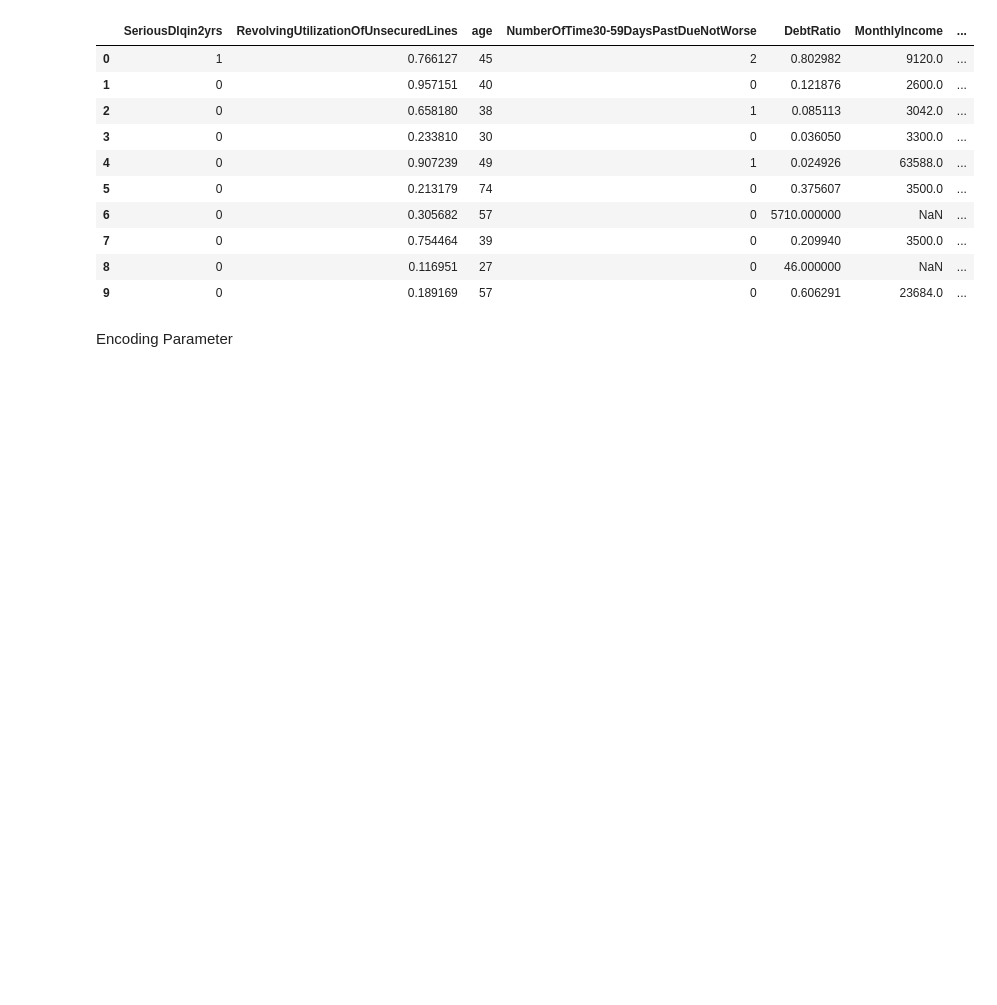
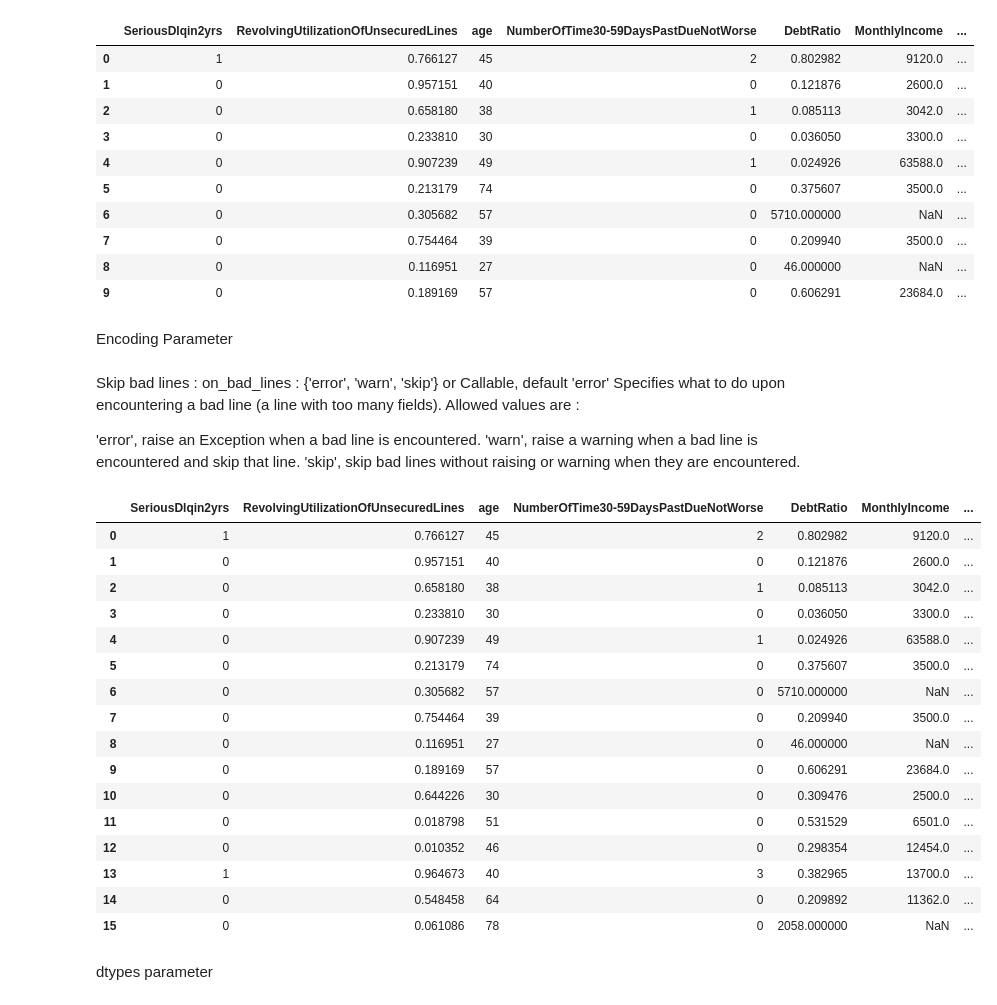
Before and after one commit to Foolmannn/ml-learnings, a Jupyter notebook: 7.Working_with_csv/working_with_csv.ipynb, the cells around one changed output. Cells and saved outputs as stored; diff of their text form; code cells hidden in the pictures; blank space fills up the shorter version.

```diff
--- a/7.Working_with_csv/working_with_csv.ipynb
+++ b/7.Working_with_csv/working_with_csv.ipynb
@@ -186,3 +186,33 @@ Encoding Parameter
 # %%
 # sometime the encoding is not common utf 8 in such case we can find the encoding used or use the edittor to change the encoding
 pd.read_csv('zomato.csv',encoding='latin-1')
+# %% [markdown]
+Skip bad lines :
+on_bad_lines : {'error', 'warn', 'skip'} or Callable, default 'error'
+Specifies what to do upon encountering a bad line (a line with too many fields). Allowed values are :
+
+'error', raise an Exception when a bad line is encountered.
+'warn', raise a warning when a bad line is encountered and skip that line.
+'skip', skip bad lines without raising or warning when they are encountered.
+# %%
+pd.read_csv('bad.csv',on_bad_lines='skip')
+# %% [output]
+|  | SeriousDlqin2yrs | RevolvingUtilizationOfUnsecuredLines | age | NumberOfTime30-59DaysPastDueNotWorse | DebtRatio | MonthlyIncome | ... |
+| 0 | 1 | 0.766127 | 45 | 2 | 0.802982 | 9120.0 | ... |
+| 1 | 0 | 0.957151 | 40 | 0 | 0.121876 | 2600.0 | ... |
+| 2 | 0 | 0.658180 | 38 | 1 | 0.085113 | 3042.0 | ... |
+| 3 | 0 | 0.233810 | 30 | 0 | 0.036050 | 3300.0 | ... |
+| 4 | 0 | 0.907239 | 49 | 1 | 0.024926 | 63588.0 | ... |
+| 5 | 0 | 0.213179 | 74 | 0 | 0.375607 | 3500.0 | ... |
+| 6 | 0 | 0.305682 | 57 | 0 | 5710.000000 | NaN | ... |
+| 7 | 0 | 0.754464 | 39 | 0 | 0.209940 | 3500.0 | ... |
+| 8 | 0 | 0.116951 | 27 | 0 | 46.000000 | NaN | ... |
+| 9 | 0 | 0.189169 | 57 | 0 | 0.606291 | 23684.0 | ... |
+| 10 | 0 | 0.644226 | 30 | 0 | 0.309476 | 2500.0 | ... |
+| 11 | 0 | 0.018798 | 51 | 0 | 0.531529 | 6501.0 | ... |
+| 12 | 0 | 0.010352 | 46 | 0 | 0.298354 | 12454.0 | ... |
+| 13 | 1 | 0.964673 | 40 | 3 | 0.382965 | 13700.0 | ... |
+| 14 | 0 | 0.548458 | 64 | 0 | 0.209892 | 11362.0 | ... |
+| 15 | 0 | 0.061086 | 78 | 0 | 2058.000000 | NaN | ... |
+# %% [markdown]
+dtypes parameter
```
Also changed, not shown: parts of 12 cells of this notebook.
